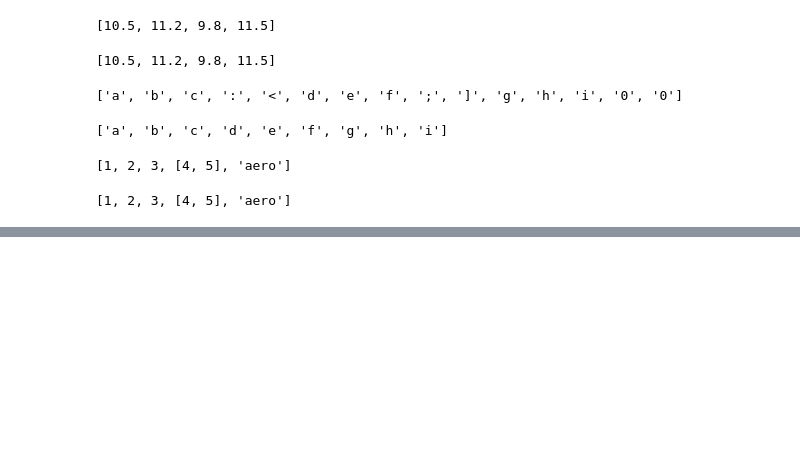
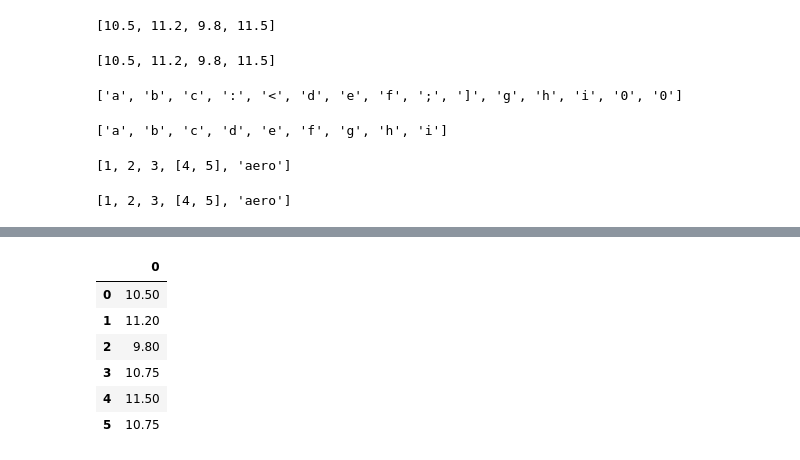
Before and after one commit to sumerx47/python, a Jupyter notebook: 13_For-Loops-Coding.ipynb, the cells around one changed output, grey strips where cells are left out. Cells and saved outputs as stored; diff of their text form; code cells hidden in the pictures; blank space fills up the shorter version.

```diff
--- a/13_For-Loops-Coding.ipynb
+++ b/13_For-Loops-Coding.ipynb
@@ -308,0 +357,10 @@ for item in m:
+# %%
+df
+# %% [output]
+|  | 0 |
+| 0 | 10.50 |
+| 1 | 11.20 |
+| 2 | 9.80 |
+| 3 | 10.75 |
+| 4 | 11.50 |
+| 5 | 10.75 |
```
Also changed, not shown: parts of 5 cells of this notebook.
